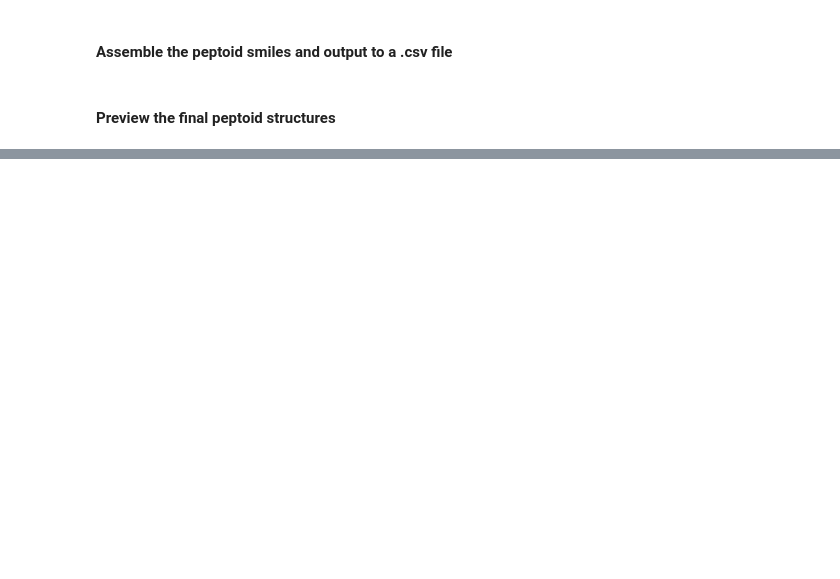
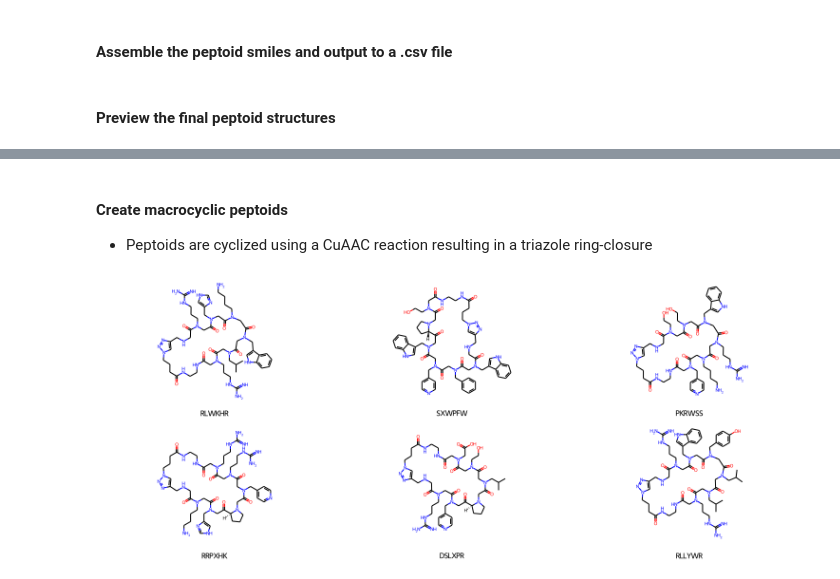
Before and after one commit to wkweigel/PeptoidGeneration, a Jupyter notebook: PeptoidGenerator.ipynb, the cells around one changed output, grey strips where cells are left out. Saved outputs shown, nothing was run; the diff lists cells and outputs as text; code cells hidden in the pictures; blank space fills up the shorter version.

```diff
--- a/PeptoidGenerator.ipynb
+++ b/PeptoidGenerator.ipynb
@@ -125,0 +128,31 @@ Draw.MolsToGridImage(preview_mols, legends= preview_codes, molsPerRow = 3, subIm
+# %% [markdown]
+#### Create macrocyclic peptoids
+* Peptoids are cyclized using a CuAAC reaction resulting in a triazole ring-closure
+# %%
+#Create an empty dict for holding the cyclic peptoid products
+cyclic_peptoids={}
+
+#Convert the peptoid strings to smiles and store results in a dictionary
+for string in tqdm_notebook(peptoid_strings):
+    cyclic_peptoid_smiles = cyclic_peptoid_smiles_from_string(string, peptoid_dict)
+    cyclic_peptoids[string]=cyclic_peptoid_smiles
+
+cyclic_result_df=pd.DataFrame(cyclic_peptoids.items(), columns=['Code', 'Smiles'] )
+
+cyclic_result_df.to_csv('cyclic_peptoid_smiles.csv')
+
+#Get some results to preview
+preview_df = cyclic_result_df.head(6)
+preview_codes = preview_df.Code.to_list()
+preview_smiles = preview_df.Smiles.to_list()
+preview_mols = [Chem.MolFromSmiles(smi) for smi in preview_smiles]
+
+#Generate coordinates and orient canonically
+rdDepictor.SetPreferCoordGen(True)
+for mol in preview_mols:
+    rdDepictor.Compute2DCoords(mol)
+
+
+Draw.MolsToGridImage(preview_mols, legends= preview_codes, molsPerRow = 3, subImgSize=(500,300))
+# %% [output]
+[figure, added]
```
Also changed, not shown: parts of 4 cells of this notebook, 2 other files.
